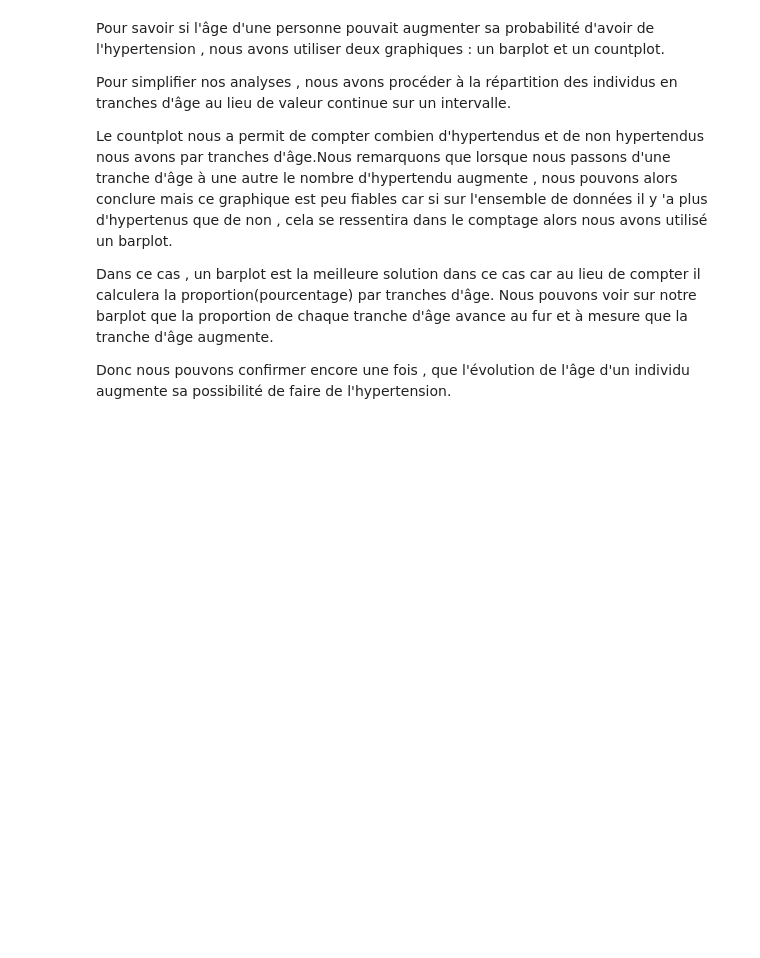
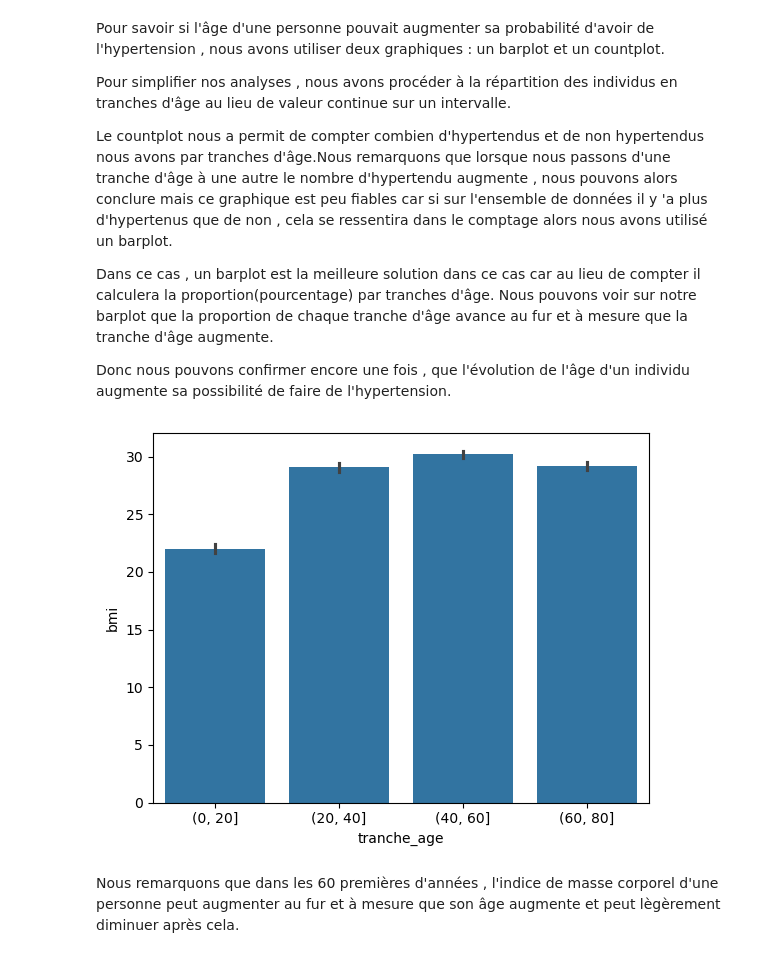
Before and after one commit to paulemoussavou3-alt/Analyse_accident_cardiovasculaire, a Jupyter notebook: data_set_healthcare_.ipynb, the cells around one changed output. Saved outputs shown, nothing was run; the diff lists cells and outputs as text; code cells hidden in the pictures; blank space fills up the shorter version.

```diff
--- a/data_set_healthcare_.ipynb
+++ b/data_set_healthcare_.ipynb
@@ -370,3 +370,11 @@ Le countplot nous a permit de compter combien d'hypertendus et de non hypertendu
 Dans ce cas , un barplot est la meilleure solution dans ce cas car au lieu de compter il calculera la proportion(pourcentage) par tranches d'âge. Nous pouvons voir sur notre barplot que la proportion de chaque tranche d'âge avance au fur et à mesure que la tranche d'âge augmente.
 
 Donc nous pouvons confirmer encore une fois , que l'évolution de l'âge d'un individu augmente sa possibilité de faire de l'hypertension.
+# %%
+#Barplot pour les hypertendus par tranches d'age
+sn.barplot(data=data , x="tranche_age", y="bmi")
+plt.show()
+# %% [output]
+[figure, added]
+# %% [markdown]
+Nous remarquons que dans les 60 premières d'années , l'indice de masse corporel d'une personne peut augmenter au fur et à mesure que son âge augmente et peut lègèrement diminuer après cela.
```
Also changed, not shown: parts of 4 cells of this notebook.
